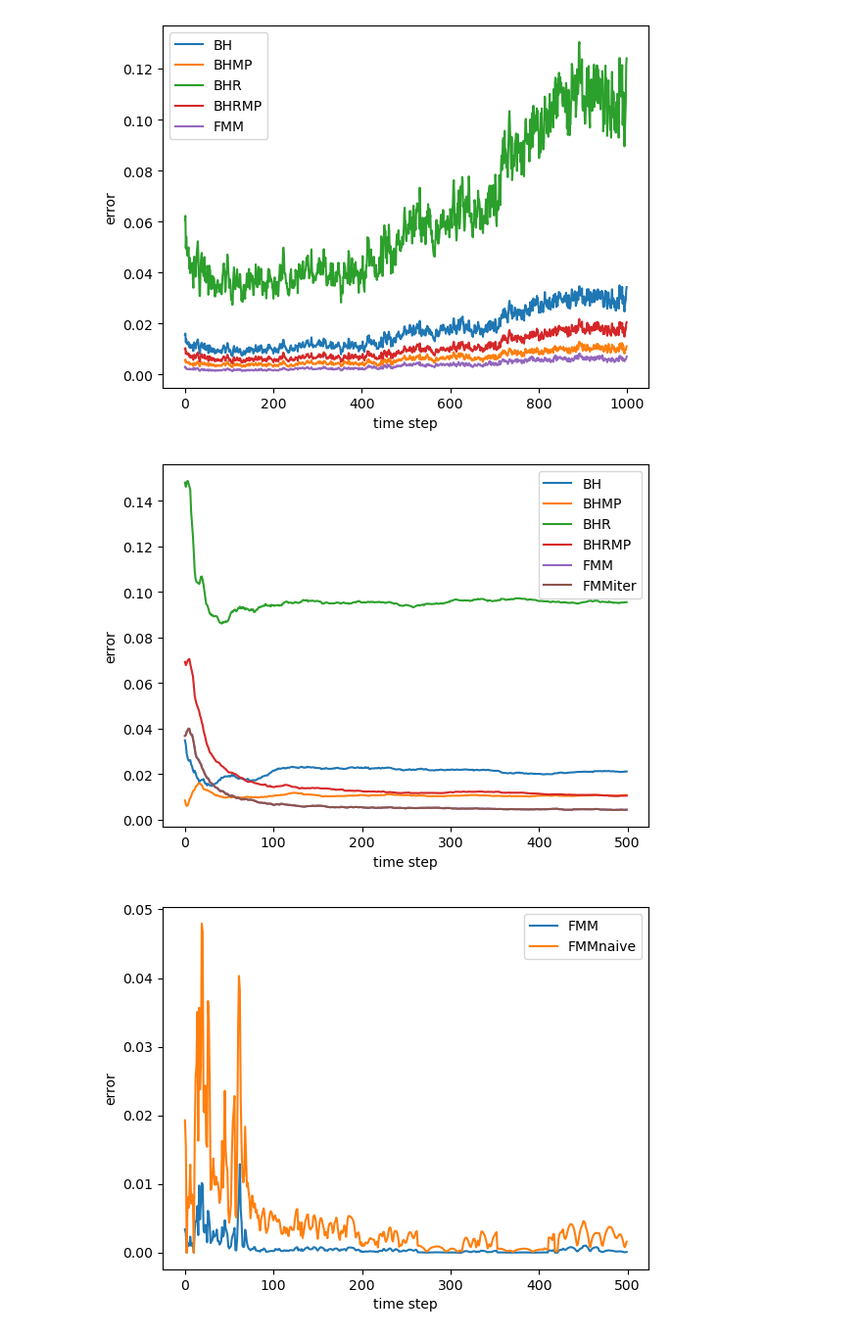
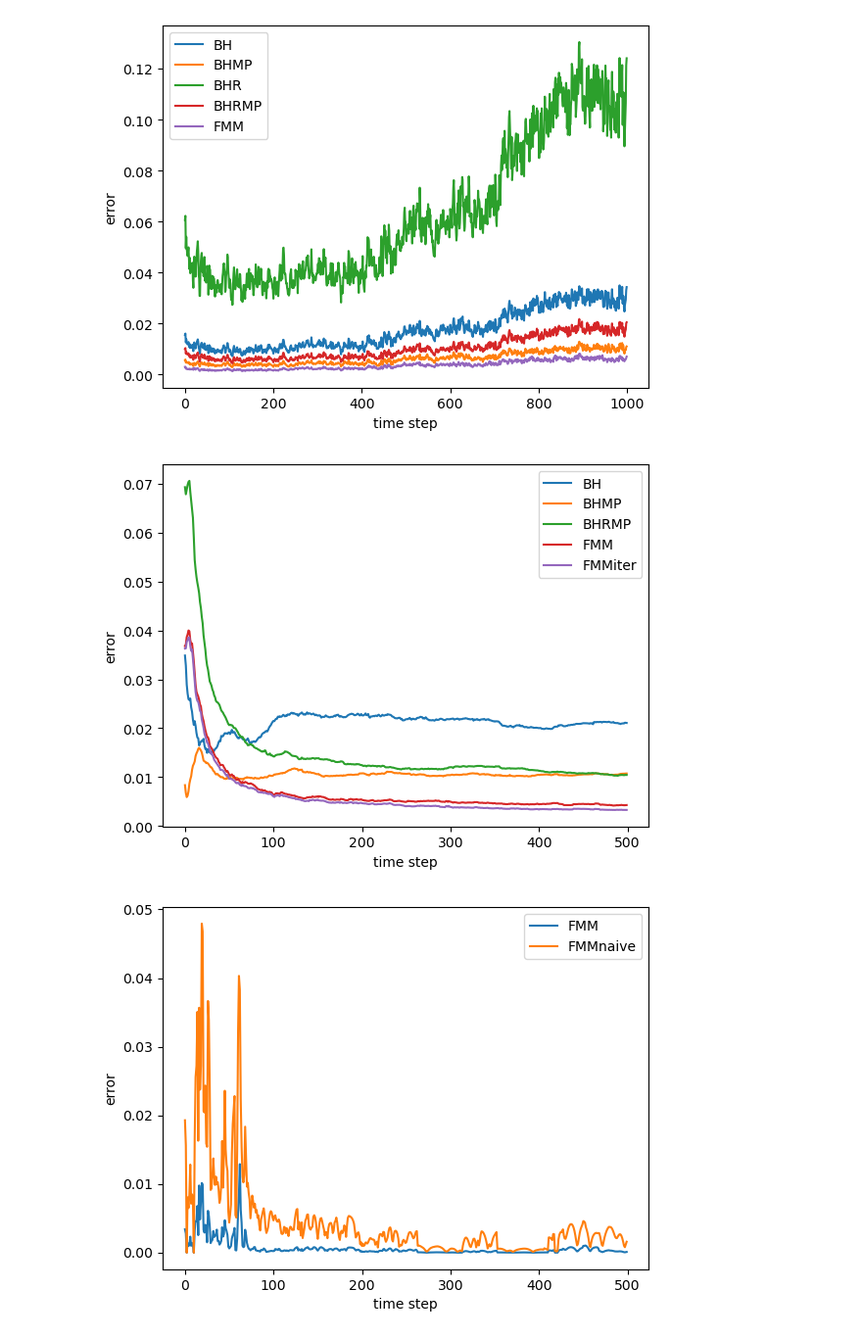
Before and after one commit to LucasFurer/MasterThesisLucas, a Jupyter notebook: grapher.ipynb, the cells around one changed output. Shown at 98% size. Drawn from its saved outputs; the diff is of its cells as text; code cells hidden in the pictures.

```diff
--- a/grapher.ipynb
+++ b/grapher.ipynb
@@ -94,16 +94,16 @@ plotGraph(custom_labels, 0, 1000, "time step", "error", "plotOutput/lines_plot.p
 # %%
 custom_labels = {
     os.path.join("graphCSV","tsneErrorTimestepBH_point1000_theta1.csv"): "BH",
     os.path.join("graphCSV","tsneErrorTimestepBHMP_point1000_theta1.csv"): "BHMP",
-    os.path.join("graphCSV","tsneErrorTimestepBHR_point1000_theta1.csv"): "BHR",
+    #os.path.join("graphCSV","tsneErrorTimestepBHR_point1000_theta1.csv"): "BHR",
     os.path.join("graphCSV","tsneErrorTimestepBHRMP_point1000_theta1.csv"): "BHRMP",
     os.path.join("graphCSV","tsneErrorTimestepFMM_point1000_theta1.csv"): "FMM",
     os.path.join("graphCSV","tsneErrorTimestepFMMiter_point1000_theta1.csv"): "FMMiter",
 }
 
 plotGraph(custom_labels, 0, 1000,"time step", "error", "plotOutput/lines_plot.png")
 # %% [output]
-[figure, old version]
+[figure, new version]
 # %%
 custom_labels = {
     os.path.join("graphCSV","gravityErrorTimestepCompareFMM_point500_theta1.csv"): "FMM",
```
Also changed, not shown: parts of 1 cell of this notebook, 8 other files.
